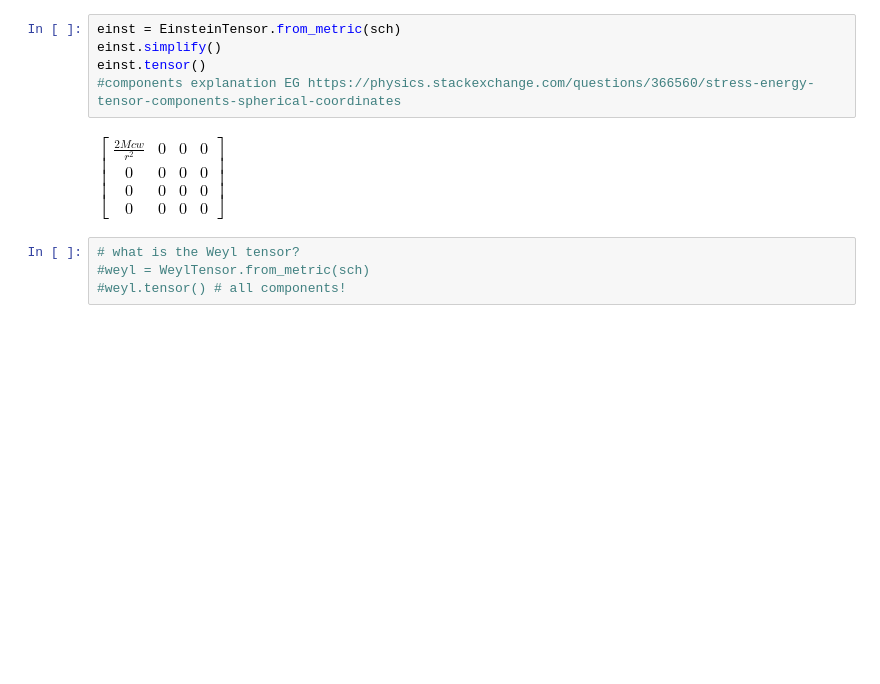
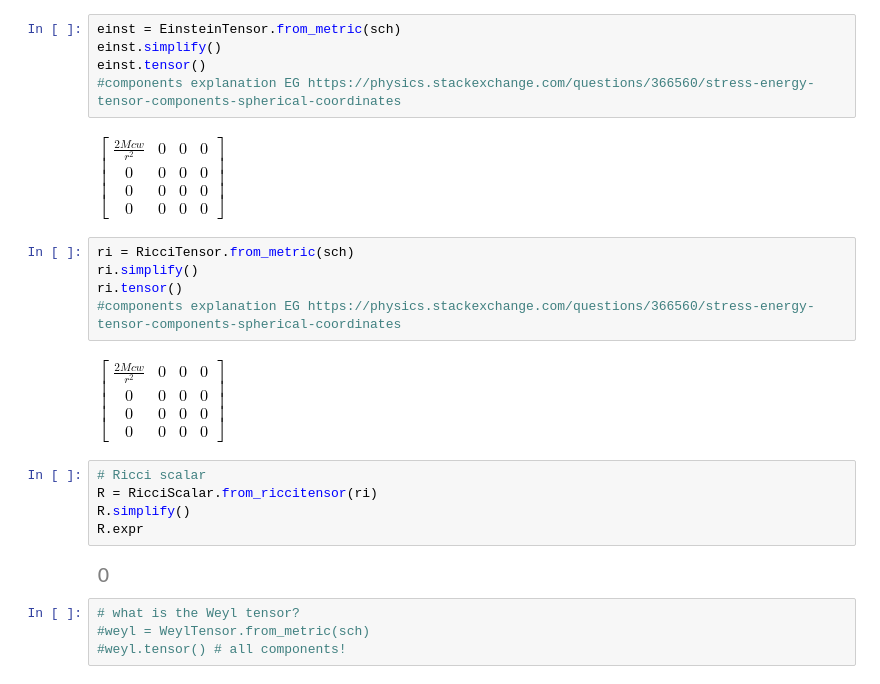
Before and after one commit to tomandersen/jupyter, a Jupyter notebook: Vaidya-REAL ET.ipynb, the cells around one changed output. Saved outputs shown, nothing was run; the diff lists cells and outputs as text; blank space fills up the shorter version.

```diff
--- a/Vaidya-REAL ET.ipynb
+++ b/Vaidya-REAL ET.ipynb
@@ -50,6 +50,20 @@ einst.tensor()
 #components explanation EG https://physics.stackexchange.com/questions/366560/stress-energy-tensor-components-spherical-coordinates
 # %% [output]
 $\displaystyle \left[\begin{matrix}\frac{2 M c w}{r^{2}} & 0 & 0 & 0\\0 & 0 & 0 & 0\\0 & 0 & 0 & 0\\0 & 0 & 0 & 0\end{matrix}\right]$
+# %%
+ri = RicciTensor.from_metric(sch)
+ri.simplify()
+ri.tensor()
+#components explanation EG https://physics.stackexchange.com/questions/366560/stress-energy-tensor-components-spherical-coordinates
+# %% [output]
+$\displaystyle \left[\begin{matrix}\frac{2 M c w}{r^{2}} & 0 & 0 & 0\\0 & 0 & 0 & 0\\0 & 0 & 0 & 0\\0 & 0 & 0 & 0\end{matrix}\right]$
+# %%
+# Ricci scalar
+R = RicciScalar.from_riccitensor(ri)
+R.simplify()
+R.expr
+# %% [output]
+[figure, added]
 # %%
 # what is the Weyl tensor?
 #weyl = WeylTensor.from_metric(sch)
```
Also changed, not shown: parts of 1 cell of this notebook, 1 other file.
